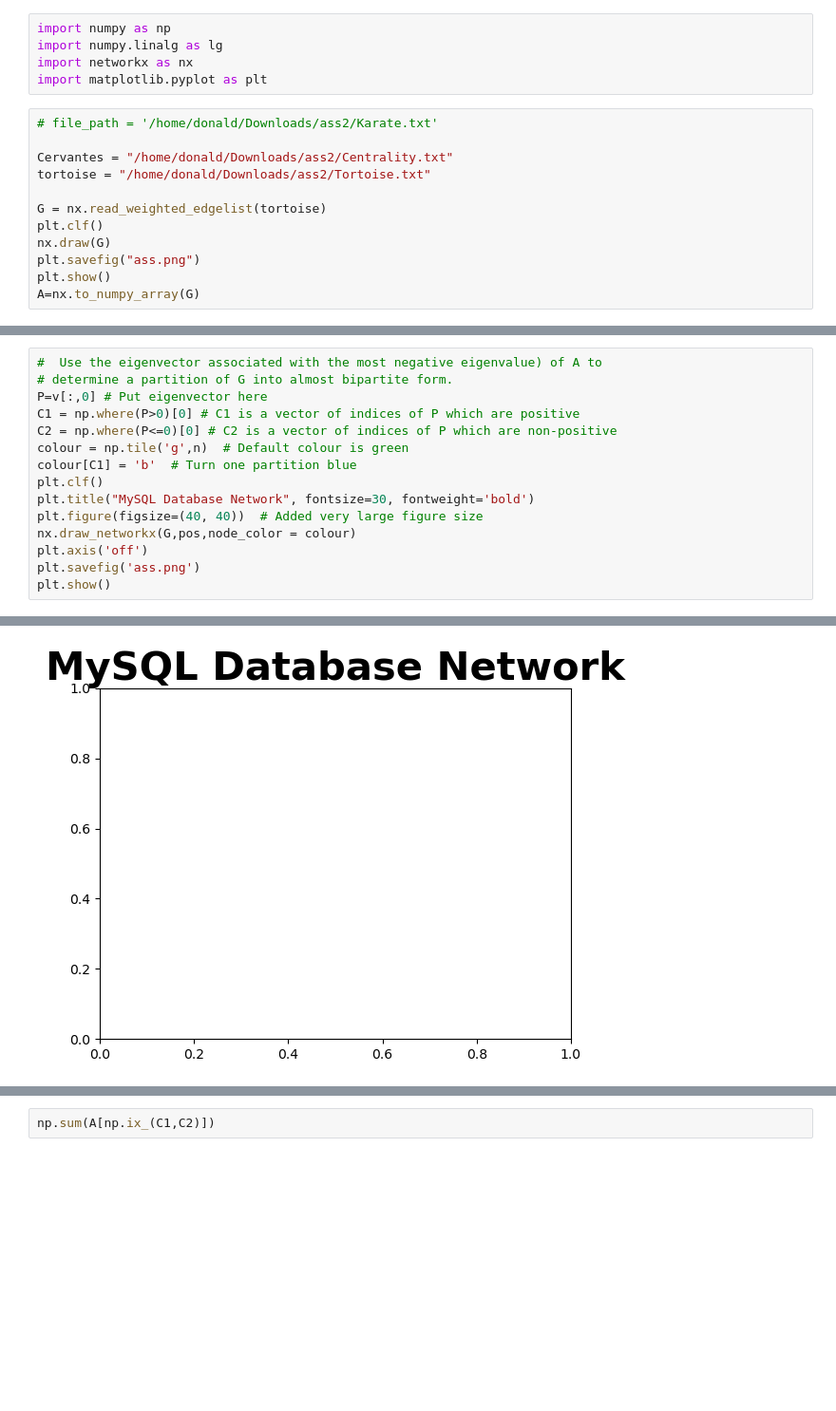
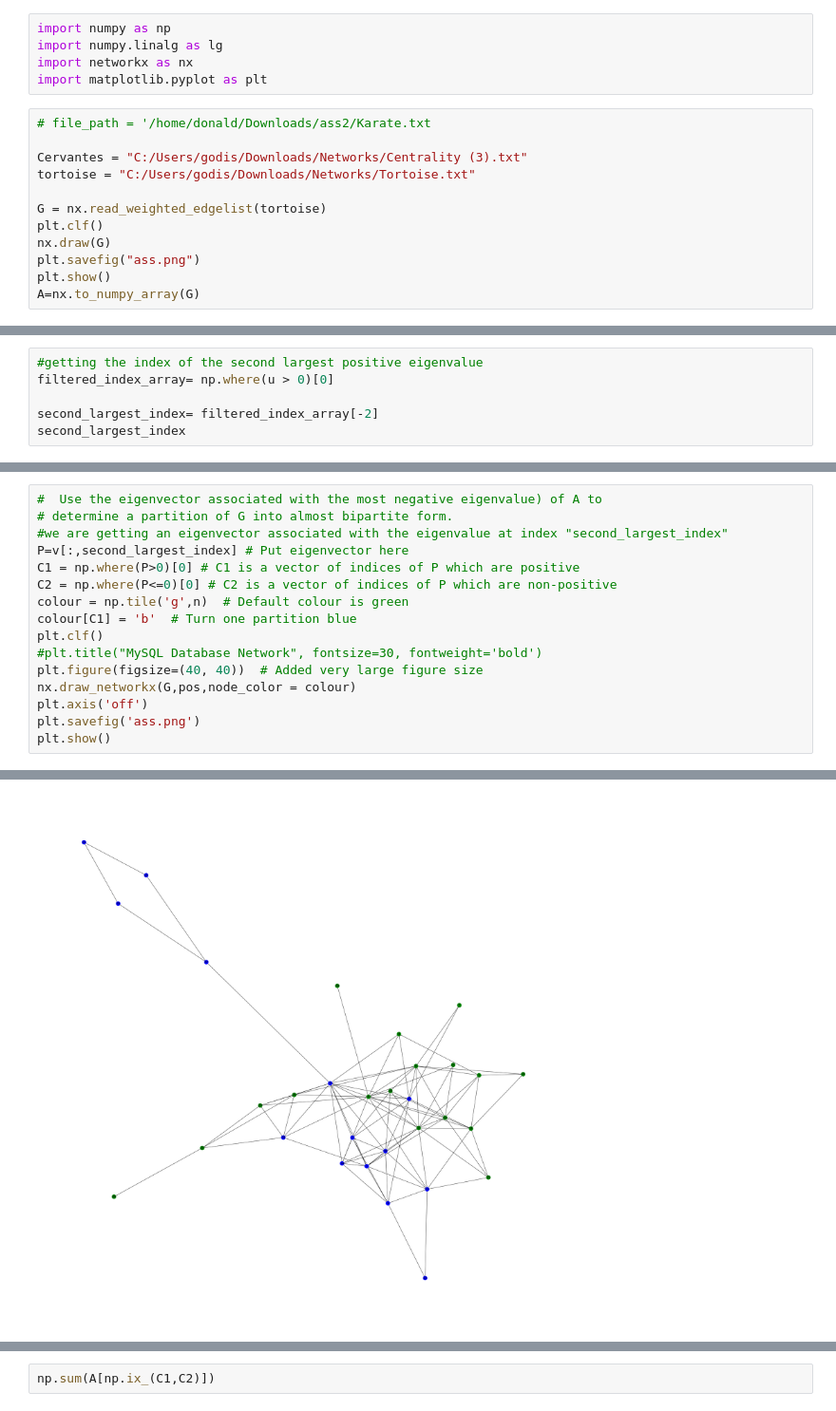
Before and after one commit to Donniezvadah/networks_ass2, a Jupyter notebook: Python2 30 4 2025.ipynb, the cells around one changed output, grey strips where cells are left out. Shown at 95% size. Cells and saved outputs as stored; diff of their text form; blank space fills up the shorter version.

```diff
--- a/Python2 30 4 2025.ipynb
+++ b/Python2 30 4 2025.ipynb
@@ -4,10 +4,10 @@ import numpy.linalg as lg
 import networkx as nx
 import matplotlib.pyplot as plt
 # %%
-# file_path = '/home/donald/Downloads/ass2/Karate.txt'
+# file_path = '/home/donald/Downloads/ass2/Karate.txt
 
-Cervantes = "/home/donald/Downloads/ass2/Centrality.txt"
-tortoise = "/home/donald/Downloads/ass2/Tortoise.txt"
+Cervantes = "C:/Users/godis/Downloads/Networks/Centrality (3).txt"
+tortoise = "C:/Users/godis/Downloads/Networks/Tortoise.txt"
 
 G = nx.read_weighted_edgelist(tortoise)
 plt.clf()
@@ -68,0 +92,6 @@ array([ 1.40110625e-04, -2.07780820e-03,  3.84206375e-04, ...,
+# %%
+#getting the index of the second largest positive eigenvalue
+filtered_index_array= np.where(u > 0)[0]
+
+second_largest_index= filtered_index_array[-2]
+second_largest_index
@@ -69,13 +100,14 @@ array([ 1.40110625e-04, -2.07780820e-03,  3.84206375e-04, ...,
 # %%
 #  Use the eigenvector associated with the most negative eigenvalue) of A to
 # determine a partition of G into almost bipartite form.
-P=v[:,0] # Put eigenvector here
+#we are getting an eigenvector associated with the eigenvalue at index "second_largest_index"
+P=v[:,second_largest_index] # Put eigenvector here
 C1 = np.where(P>0)[0] # C1 is a vector of indices of P which are positive
 C2 = np.where(P<=0)[0] # C2 is a vector of indices of P which are non-positive
 colour = np.tile('g',n)  # Default colour is green
 colour[C1] = 'b'  # Turn one partition blue
 plt.clf()
-plt.title("MySQL Database Network", fontsize=30, fontweight='bold')
+#plt.title("MySQL Database Network", fontsize=30, fontweight='bold')
 plt.figure(figsize=(40, 40))  # Added very large figure size
 nx.draw_networkx(G,pos,node_color = colour)
 plt.axis('off')
@@ -85 +118 @@ plt.show()
-[figure, old version]
+[figure, new version]
```
Also changed, not shown: parts of 12 cells of this notebook, 5 other files.
